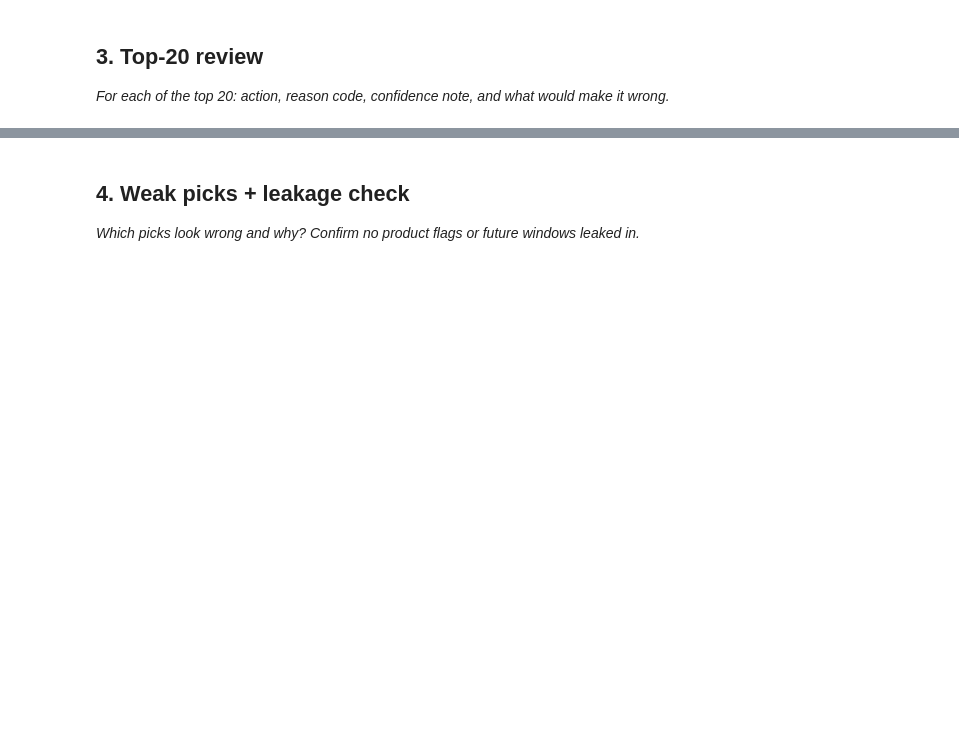
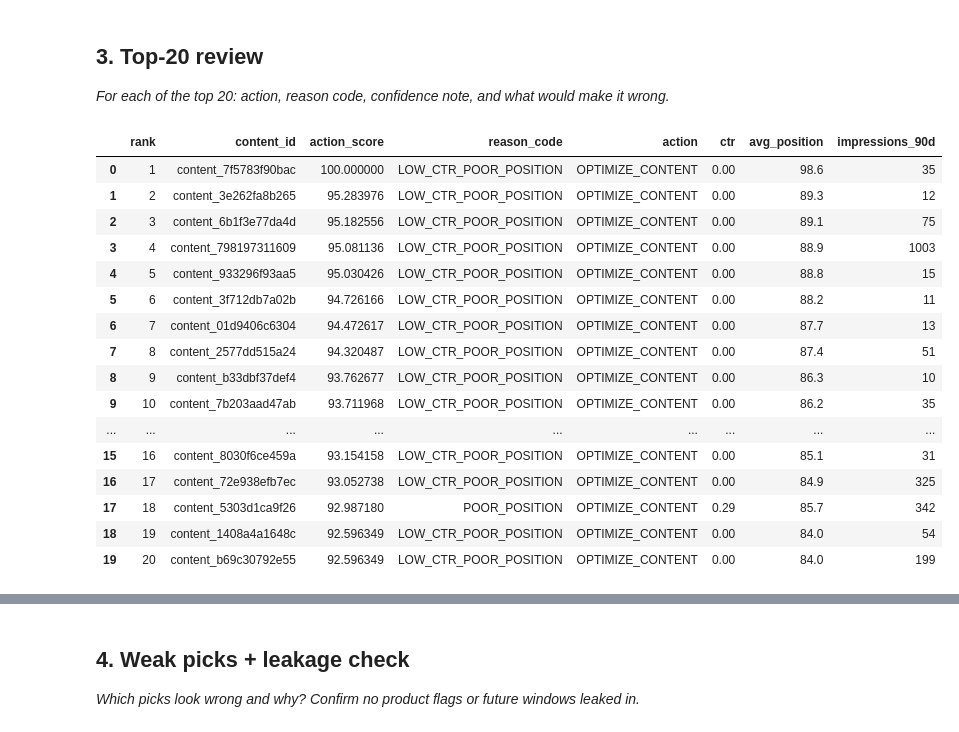
Before and after one commit to farankhandev/flyrank-ml-internship, a Jupyter notebook: work/notebooks/w04_baseline_score.ipynb, the cells around one changed output, grey strips where cells are left out. Cells and saved outputs as stored; diff of their text form; code cells hidden in the pictures; blank space fills up the shorter version.

Commit message:
Complete ML-07 baseline action score notebook

```diff
--- a/work/notebooks/w04_baseline_score.ipynb
+++ b/work/notebooks/w04_baseline_score.ipynb
@@ -18,3 +175,23 @@ This skeleton is yours to fill. Work the sections **in order** — each one has
 ## 3. Top-20 review
 
 *For each of the top 20: action, reason code, confidence note, and what would make it wrong.*
+# %%
+baseline_queue.head(20)
+# %% [output]
+|  | rank | content_id | action_score | reason_code | action | ctr | avg_position | impressions_90d |
+| 0 | 1 | content_7f5783f90bac | 100.000000 | LOW_CTR_POOR_POSITION | OPTIMIZE_CONTENT | 0.00 | 98.6 | 35 |
+| 1 | 2 | content_3e262fa8b265 | 95.283976 | LOW_CTR_POOR_POSITION | OPTIMIZE_CONTENT | 0.00 | 89.3 | 12 |
+| 2 | 3 | content_6b1f3e77da4d | 95.182556 | LOW_CTR_POOR_POSITION | OPTIMIZE_CONTENT | 0.00 | 89.1 | 75 |
+| 3 | 4 | content_798197311609 | 95.081136 | LOW_CTR_POOR_POSITION | OPTIMIZE_CONTENT | 0.00 | 88.9 | 1003 |
+| 4 | 5 | content_933296f93aa5 | 95.030426 | LOW_CTR_POOR_POSITION | OPTIMIZE_CONTENT | 0.00 | 88.8 | 15 |
+| 5 | 6 | content_3f712db7a02b | 94.726166 | LOW_CTR_POOR_POSITION | OPTIMIZE_CONTENT | 0.00 | 88.2 | 11 |
+| 6 | 7 | content_01d9406c6304 | 94.472617 | LOW_CTR_POOR_POSITION | OPTIMIZE_CONTENT | 0.00 | 87.7 | 13 |
+| 7 | 8 | content_2577dd515a24 | 94.320487 | LOW_CTR_POOR_POSITION | OPTIMIZE_CONTENT | 0.00 | 87.4 | 51 |
+| 8 | 9 | content_b33dbf37def4 | 93.762677 | LOW_CTR_POOR_POSITION | OPTIMIZE_CONTENT | 0.00 | 86.3 | 10 |
+| 9 | 10 | content_7b203aad47ab | 93.711968 | LOW_CTR_POOR_POSITION | OPTIMIZE_CONTENT | 0.00 | 86.2 | 35 |
+| ... | ... | ... | ... | ... | ... | ... | ... | ... |
+| 15 | 16 | content_8030f6ce459a | 93.154158 | LOW_CTR_POOR_POSITION | OPTIMIZE_CONTENT | 0.00 | 85.1 | 31 |
+| 16 | 17 | content_72e938efb7ec | 93.052738 | LOW_CTR_POOR_POSITION | OPTIMIZE_CONTENT | 0.00 | 84.9 | 325 |
+| 17 | 18 | content_5303d1ca9f26 | 92.987180 | POOR_POSITION | OPTIMIZE_CONTENT | 0.29 | 85.7 | 342 |
+| 18 | 19 | content_1408a4a1648c | 92.596349 | LOW_CTR_POOR_POSITION | OPTIMIZE_CONTENT | 0.00 | 84.0 | 54 |
+| 19 | 20 | content_b69c30792e55 | 92.596349 | LOW_CTR_POOR_POSITION | OPTIMIZE_CONTENT | 0.00 | 84.0 | 199 |
```
Also changed, not shown: parts of 10 cells of this notebook.
